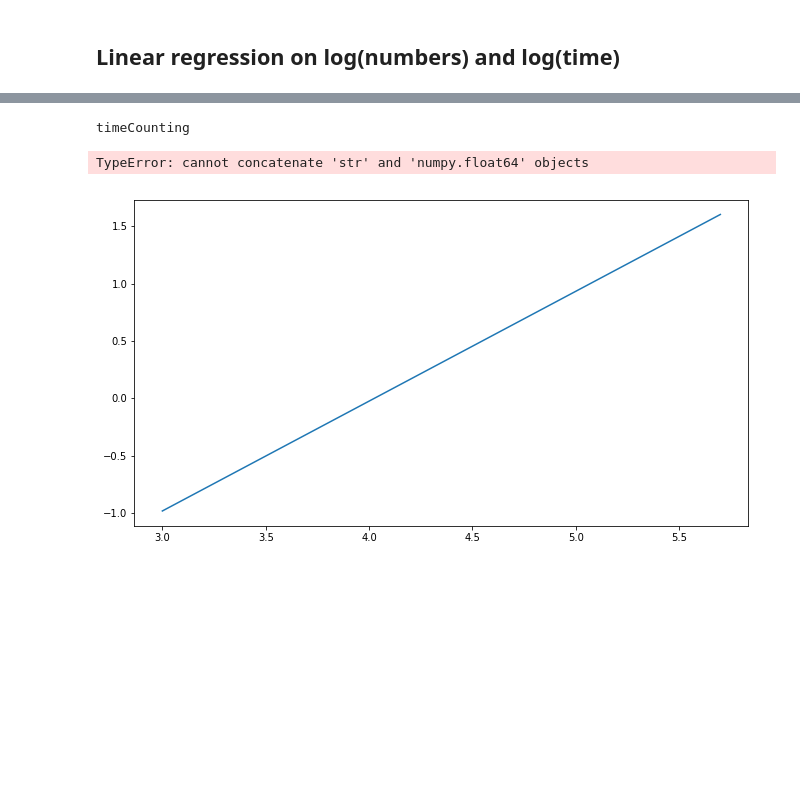
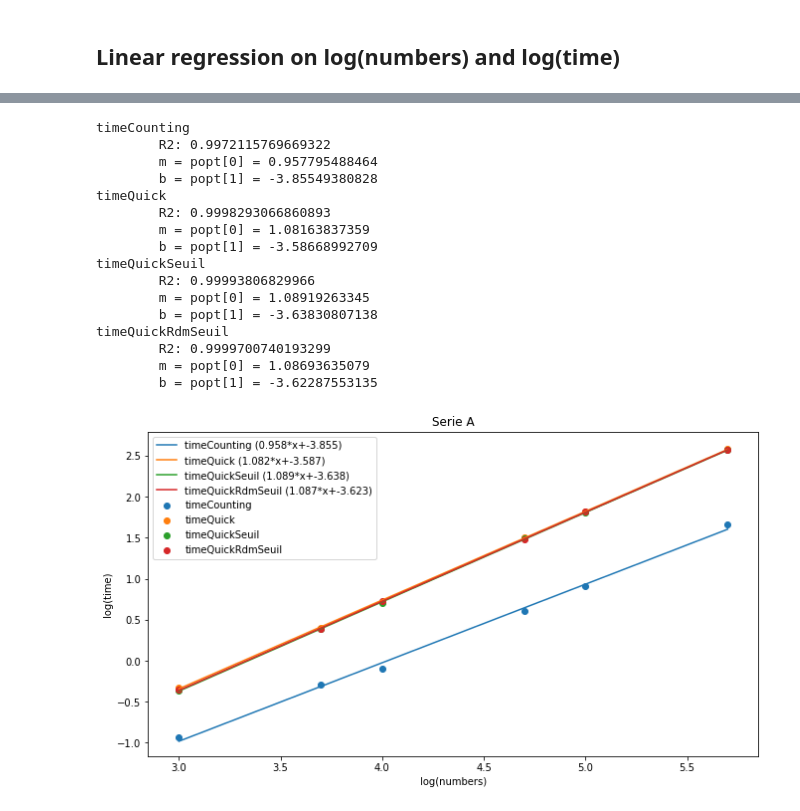
Before and after one commit to FabriceCh/inf8775, a Jupyter notebook: tp1/tp1-H19/comparaisons.ipynb, the cells around one changed output, grey strips where cells are left out. Saved outputs shown, nothing was run; the diff lists cells and outputs as text; code cells hidden in the pictures; blank space fills up the shorter version.

```diff
--- a/tp1/tp1-H19/comparaisons.ipynb
+++ b/tp1/tp1-H19/comparaisons.ipynb
@@ -341,18 +339,19 @@ def linearLogRegressionLine(serie, algo):
     logSerie["logy"] = np.log10(serie[algo])
     popt, pcov = curve_fit(logDroiteFunction, logSerie["logx"], logSerie["logy"])
     plt.plot(logSerie["logx"], logDroiteFunction(logSerie["logx"], *popt),
-         label=algo + " ({0:.3f}*x**{1:.3f})".format(*popt))
+         label=algo + " ({0:.3f}*x+{1:.3f})".format(*popt))
     print algo
-    print ("\t R2: " + str(computeR2(popt, pcov, logSerie["logx"], logSerie["logy"]))
+    print ("\tR2: " + str(computeR2(popt, pcov, logSerie["logx"], logSerie["logy"])))
     print "\tm = popt[0] = {0}\n\tb = popt[1] = {1}".format(*popt)
+    return popt
 
-def plotScatterLinRegr(serie):
+def plotScatterLinRegr(serie, id):
     plt.figure(figsize=(11,6))
 
-    linearLogRegressionLine(serie, "timeCounting")
-    linearLogRegressionLine(serie, "timeQuick")
-    linearLogRegressionLine(serie, "timeQuickSeuil")
-    linearLogRegressionLine(serie, "timeQuickRdmSeuil")
+    paramsCounting = linearLogRegressionLine(serie, "timeCounting")
+    paramsQuick = linearLogRegressionLine(serie, "timeQuick")
+    paramsQuickSeuil = linearLogRegressionLine(serie, "timeQuickSeuil")
+    paramsQuickRdmSeuil = linearLogRegressionLine(serie, "timeQuickRdmSeuil")
 
     plt.scatter(np.log10(serie["numbers"]), np.log10(serie["timeCounting"]))
     plt.scatter(np.log10(serie["numbers"]), np.log10(serie["timeQuick"]))
@@ -361,3 +360,6 @@ def plotScatterLinRegr(serie):
     plt.xlabel('log(numbers)')
     plt.ylabel('log(time)')
     plt.legend()
+    plt.title('Serie ' + id)
+    plt.show()
+    return {"Counting":paramsCounting, "Quick":paramsQuick, "QuickSeuil":paramsQuickSeuil, "QuickRdmSeuil":paramsQuickRdmSeuil}
@@ -366,12 +366,24 @@ SyntaxError: invalid syntax (<ipython-input-156-43c8d6ac9140>, line 19)
 # %%
 #Serie A
-plotScatterLinRegr(serieA)
-plt.title('Serie A')
-plt.show()
+paramsA = plotScatterLinRegr(serieA, "A")
 # %% [output]
 timeCounting
+        R2: 0.9972115769669322
+        m = popt[0] = 0.957795488464
+        b = popt[1] = -3.85549380828
+timeQuick
+        R2: 0.9998293066860893
+        m = popt[0] = 1.08163837359
+        b = popt[1] = -3.58668992709
+timeQuickSeuil
+        R2: 0.99993806829966
+        m = popt[0] = 1.08919263345
+        b = popt[1] = -3.63830807138
+timeQuickRdmSeuil
+        R2: 0.9999700740193299
+        m = popt[0] = 1.08693635079
+        b = popt[1] = -3.62287553135
-TypeError: cannot concatenate 'str' and 'numpy.float64' objects
-[figure, old version]
+[figure, new version]
 # %%
 #Serie B
 plt.figure(figsize=(11,6))
```
Also changed, not shown: parts of 10 cells of this notebook.
